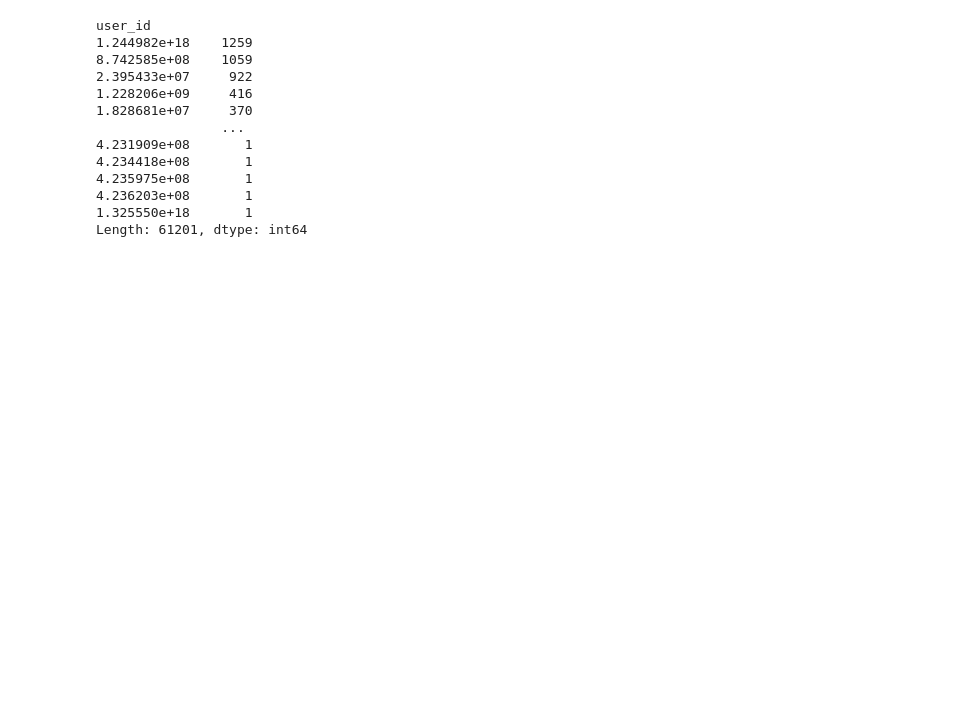
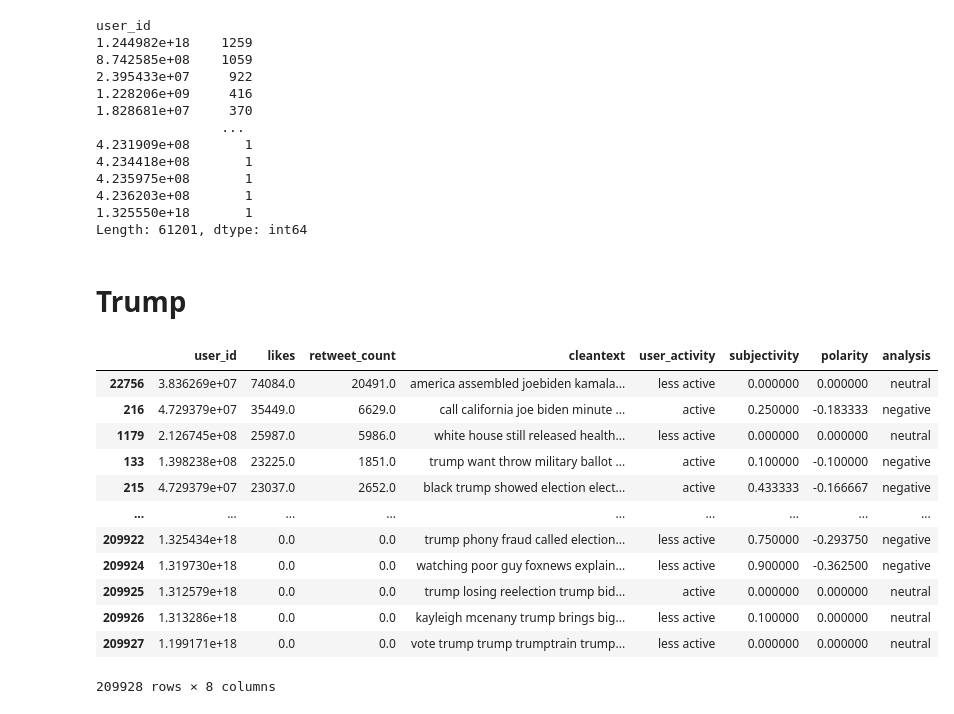
Before and after one commit to GhazaleZe/Political-Polarization-in-Comments, a Jupyter notebook: test_Polarity.ipynb, the cells around one changed output. Cells and saved outputs as stored; diff of their text form; code cells hidden in the pictures; blank space fills up the shorter version.

```diff
--- a/test_Polarity.ipynb
+++ b/test_Polarity.ipynb
@@ -436,3 +451,22 @@ user_id
 4.236203e+08       1
 1.325550e+18       1
 Length: 61201, dtype: int64
+# %% [markdown]
+# Trump
+# %%
+sorted_trump = trump_df.sort_values(by=['likes', 'retweet_count'], ascending=False)
+sorted_trump
+# %% [output]
+|  | user_id | likes | retweet_count | cleantext | user_activity | subjectivity | polarity | analysis |
+| 22756 | 3.836269e+07 | 74084.0 | 20491.0 | america assembled joebiden kamala... | less active | 0.000000 | 0.000000 | neutral |
+| 216 | 4.729379e+07 | 35449.0 | 6629.0 | call california joe biden minute ... | active | 0.250000 | -0.183333 | negative |
+| 1179 | 2.126745e+08 | 25987.0 | 5986.0 | white house still released health... | less active | 0.000000 | 0.000000 | neutral |
+| 133 | 1.398238e+08 | 23225.0 | 1851.0 | trump want throw military ballot ... | active | 0.100000 | -0.100000 | negative |
+| 215 | 4.729379e+07 | 23037.0 | 2652.0 | black trump showed election elect... | active | 0.433333 | -0.166667 | negative |
+| ... | ... | ... | ... | ... | ... | ... | ... | ... |
+| 209922 | 1.325434e+18 | 0.0 | 0.0 | trump phony fraud called election... | less active | 0.750000 | -0.293750 | negative |
+| 209924 | 1.319730e+18 | 0.0 | 0.0 | watching poor guy foxnews explain... | less active | 0.900000 | -0.362500 | negative |
+| 209925 | 1.312579e+18 | 0.0 | 0.0 | trump losing reelection trump bid... | active | 0.000000 | 0.000000 | neutral |
+| 209926 | 1.313286e+18 | 0.0 | 0.0 | kayleigh mcenany trump brings big... | less active | 0.100000 | 0.000000 | neutral |
+| 209927 | 1.199171e+18 | 0.0 | 0.0 | vote trump trump trumptrain trump... | less active | 0.000000 | 0.000000 | neutral |
+209928 rows × 8 columns
```
Also changed, not shown: parts of 2 cells of this notebook.
